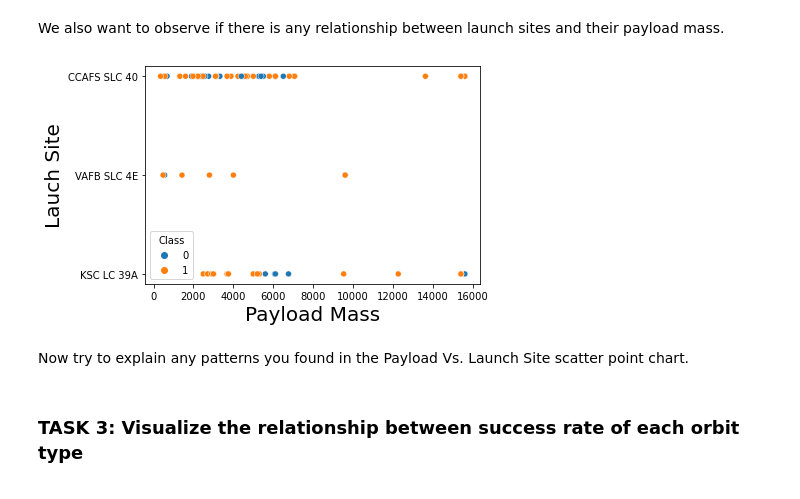
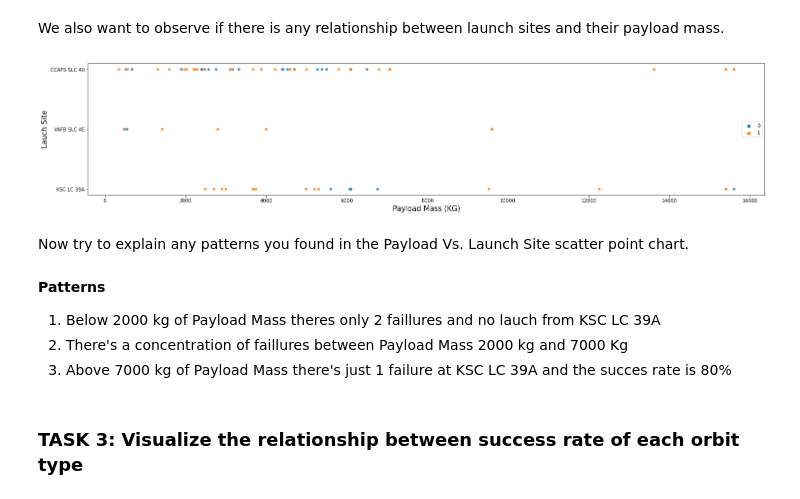
Before and after one commit to Protospi/IBM-dataScience-capstoneProj, a Jupyter notebook: jupyter-labs-eda-dataviz.ipynb, the cells around one changed output. Saved outputs shown, nothing was run; the diff lists cells and outputs as text; code cells hidden in the pictures.

```diff
--- a/jupyter-labs-eda-dataviz.ipynb
+++ b/jupyter-labs-eda-dataviz.ipynb
@@ -98,14 +98,24 @@ Now try to explain the patterns you found in the Flight Number vs. Launch Site s
 We also want to observe if there is any relationship between launch sites and their payload mass.
 # %%
 # Plot a scatter point chart with x axis to be Pay Load Mass (kg) and y axis to be the launch site, and hue to be the class value
-sns.scatterplot(x="PayloadMass", y="LaunchSite", hue="Class", data=df)
-plt.xlabel("Payload Mass",fontsize=20)
-plt.ylabel("Lauch Site",fontsize=20)
+fig = plt.gcf()
+fig.set_size_inches(25, 5)
+sns.scatterplot(x="PayloadMass", y="LaunchSite", hue="Class", data=df, alpha = 0.8)
+plt.xlabel("Payload Mass (KG)",fontsize=15)
+plt.ylabel("Lauch Site",fontsize=15)
+plt.legend(loc='center right')
 plt.show()
 # %% [output]
-[figure, old version]
+[figure, new version]
 # %% [markdown]
 Now try to explain any patterns you found in the Payload Vs. Launch Site scatter point chart.
+# %% [markdown]
+<b> Patterns </b>
+<ol>
+    <li> Below 2000 kg of Payload Mass theres only 2 faillures and no lauch from KSC LC 39A</li>
+    <li> There's a concentration of faillures between Payload Mass 2000 kg and 7000 Kg </li>
+    <li> Above 7000 kg of Payload Mass there's just 1 failure at KSC LC 39A and the succes rate is 80% </li>
+</ol>
 # %% [markdown]
 ### TASK  3: Visualize the relationship between success rate of each orbit type
 # %% [markdown]
```
Also changed, not shown: parts of 5 cells of this notebook.
